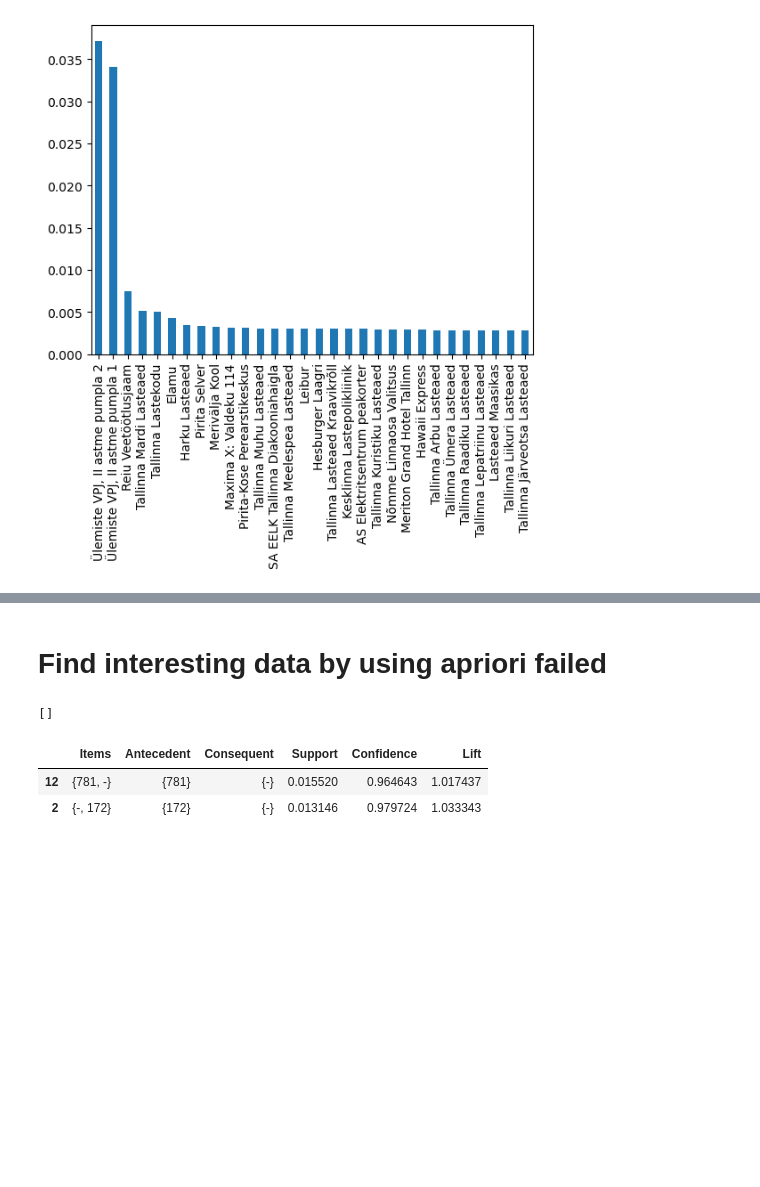
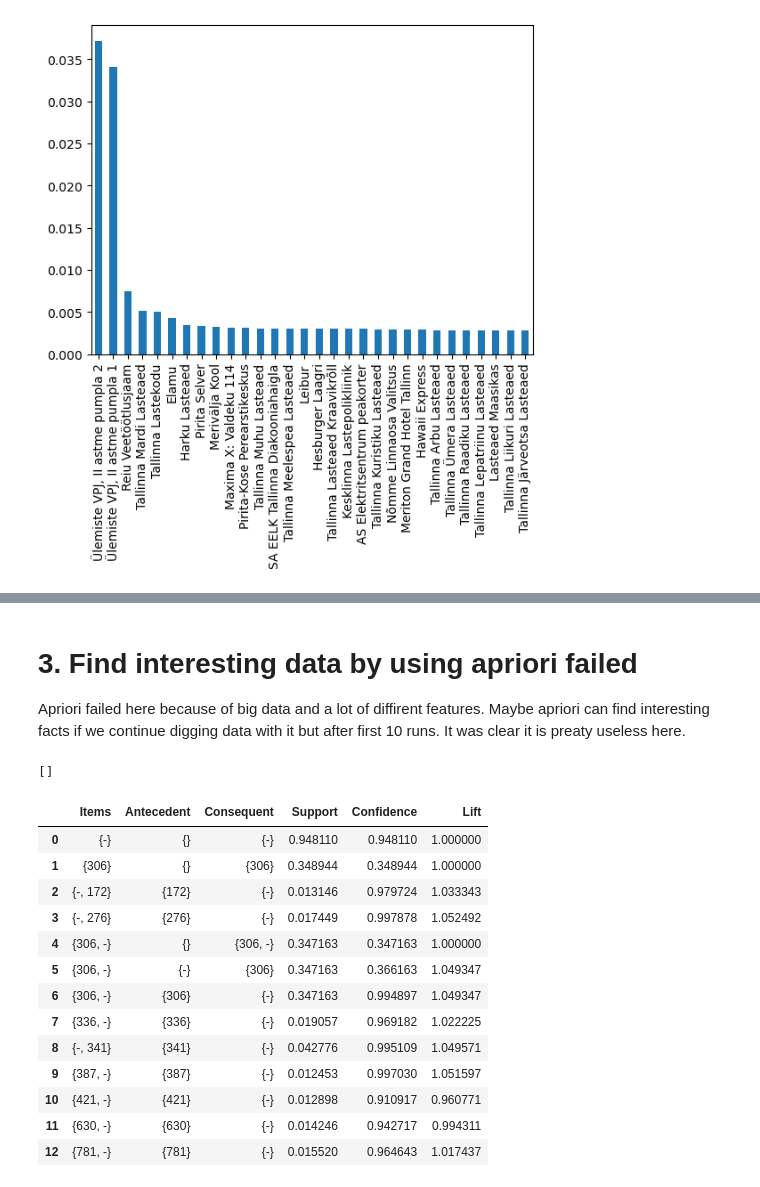
Before and after one commit to lunfman/DrinkingWaterQualityPrediction, a Jupyter notebook: open_data_analysis.ipynb, the cells around one changed output, grey strips where cells are left out. Drawn from its saved outputs; the diff is of its cells as text; code cells hidden in the pictures; blank space fills up the shorter version.

```diff
--- a/open_data_analysis.ipynb
+++ b/open_data_analysis.ipynb
@@ -392,5 +417,6 @@ df['place'].value_counts(normalize=True)[:30].plot(kind='bar')
 # %% [markdown]
-# Find interesting data by using apriori failed
+# 3. Find interesting data by using apriori failed
+Apriori failed here because of big data and a lot of diffirent features. Maybe apriori can find interesting facts if we continue digging data with it but after first 10 runs. It was clear it is preaty useless here.
 # %%
 import apyori
 def rules_to_df(rules):
@@ -423,20 +449,31 @@ def rules_to_df(rules):
 # %%
 copy = df.copy()
 copy['water_tap_id'] = df['water_tap_id'].astype("string")
 copy['year'] = df['year'].astype("string")
 copy['compilance'] = df['compilance'].astype("string")
 copy = copy.drop(['time_of_the_test', 'type_of_water'], axis=1)
 copy = copy.fillna('-')
 copy
 
 interesting = copy[['water_tap_id', 'compilance_problem']]
 col_names = interesting.values
 rules = apyori.apriori(col_names, min_support = 0.01, min_confidence = 0.3)
 # list(rules)
 rules_df = rules_to_df(rules)
-rules_df[::-10]
+rules_df
 # %% [output]
 []
 |  | Items | Antecedent | Consequent | Support | Confidence | Lift |
+| 0 | {-} | {} | {-} | 0.948110 | 0.948110 | 1.000000 |
+| 1 | {306} | {} | {306} | 0.348944 | 0.348944 | 1.000000 |
+| 2 | {-, 172} | {172} | {-} | 0.013146 | 0.979724 | 1.033343 |
+| 3 | {-, 276} | {276} | {-} | 0.017449 | 0.997878 | 1.052492 |
+| 4 | {306, -} | {} | {306, -} | 0.347163 | 0.347163 | 1.000000 |
+| 5 | {306, -} | {-} | {306} | 0.347163 | 0.366163 | 1.049347 |
+| 6 | {306, -} | {306} | {-} | 0.347163 | 0.994897 | 1.049347 |
+| 7 | {336, -} | {336} | {-} | 0.019057 | 0.969182 | 1.022225 |
+| 8 | {-, 341} | {341} | {-} | 0.042776 | 0.995109 | 1.049571 |
+| 9 | {387, -} | {387} | {-} | 0.012453 | 0.997030 | 1.051597 |
+| 10 | {421, -} | {421} | {-} | 0.012898 | 0.910917 | 0.960771 |
+| 11 | {630, -} | {630} | {-} | 0.014246 | 0.942717 | 0.994311 |
 | 12 | {781, -} | {781} | {-} | 0.015520 | 0.964643 | 1.017437 |
-| 2 | {-, 172} | {172} | {-} | 0.013146 | 0.979724 | 1.033343 |
```
Also changed, not shown: parts of 38 cells of this notebook, 3 other files.
